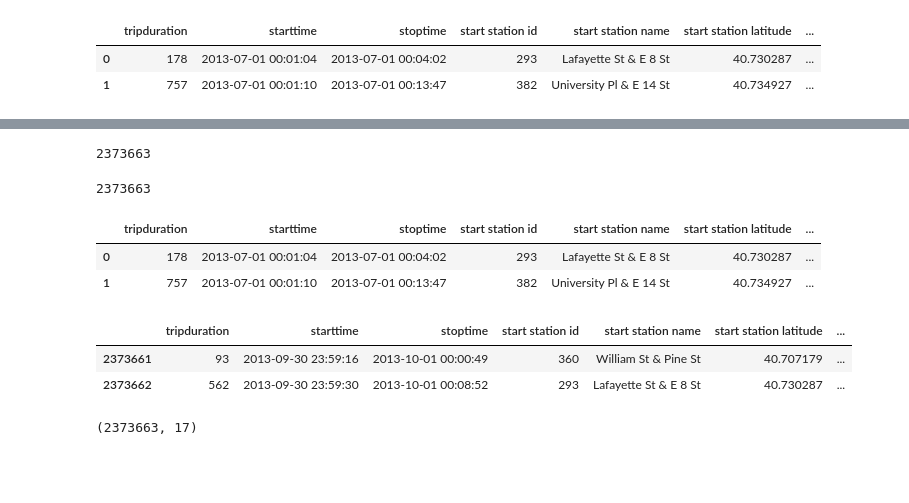
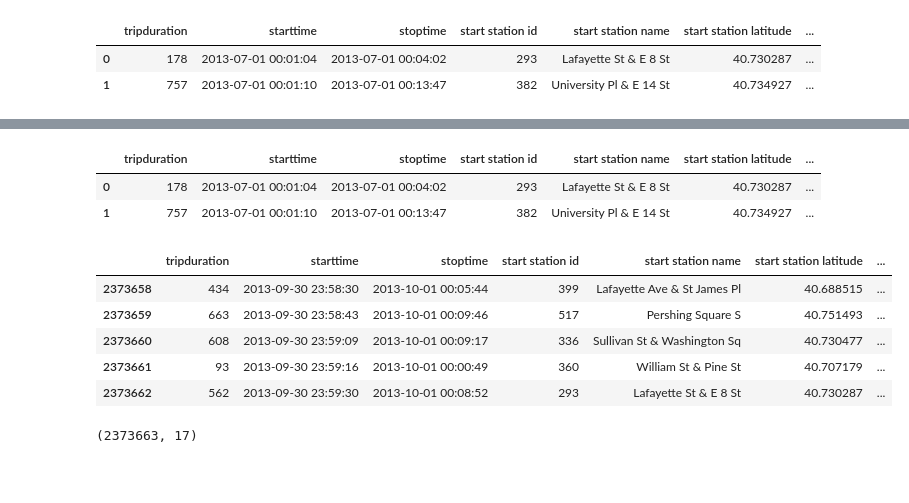
Before and after one commit to ABFdata/Homework, a Jupyter notebook: Tableau/CitiBike/citiBikeMerge-2013-Summer.ipynb, the cells around one changed output, grey strips where cells are left out. Saved outputs shown, nothing was run; the diff lists cells and outputs as text; code cells hidden in the pictures.

```diff
--- a/Tableau/CitiBike/citiBikeMerge-2013-Summer.ipynb
+++ b/Tableau/CitiBike/citiBikeMerge-2013-Summer.ipynb
@@ -113,0 +108,10 @@ print(len(age_list))
+# %%
+def get_age(i):
+    return year - i
+
+test_age = []
+
+for i in df_merge3['birth year']:
+    test_age.append(get_age(int(i)))
+
+print(len(test_age))
@@ -114,7 +124,7 @@ print(len(age_list))
 # %%
 # make age_list into a series
 # set it to a variable "age" which will be the new column "age" that we add to the dataframe
-age = pd.Series(age_list)
+age = pd.Series(test_age)
 # %%
 # now insert age into the df as a column
 # loc=14 will set the location at index14
@@ -127,18 +132,0 @@ gender_list= []
-# %%
-for g in df_merge3['gender']:
-    if g == 0:
-        gender_list.append('unknown')
-    elif g == 1:
-        gender_list.append('male')
-    else:
-        gender_list.append('female')
-
-# checks length of age list which is the same as the length of the dataframe - 2373663
-print(len(gender_list))
-# %% [output]
-2373663
-# %%
-# print gender type
-print(len(gender_list))
-# %% [output]
-2373663
@@ -149,17 +133,19 @@ gender_type = pd.Series(gender_list)
-# %%
-# now insert gender_type into the df as a column
-# loc=15 will set the location at index15
-df_merge3.insert(loc=15, column='gender type', value=gender_type)
+# %%
+# use map method to create a new column for sex
+df_merge3['sex'] = df_merge3.gender.map({0:'unknown', 1:'male', 2:'female'})
 # %%
 # print top 2 rows - notice that we have an extra index after we reset the index
 df_merge3.head(2)
-df_merge3.tail(2)
+df_merge3.tail()
 df_merge3.shape
 # %% [output]
 |  | tripduration | starttime | stoptime | start station id | start station name | start station latitude | ... |
 | 0 | 178 | 2013-07-01 00:01:04 | 2013-07-01 00:04:02 | 293 | Lafayette St & E 8 St | 40.730287 | ... |
 | 1 | 757 | 2013-07-01 00:01:10 | 2013-07-01 00:13:47 | 382 | University Pl & E 14 St | 40.734927 | ... |
 |  | tripduration | starttime | stoptime | start station id | start station name | start station latitude | ... |
+| 2373658 | 434 | 2013-09-30 23:58:30 | 2013-10-01 00:05:44 | 399 | Lafayette Ave & St James Pl | 40.688515 | ... |
+| 2373659 | 663 | 2013-09-30 23:58:43 | 2013-10-01 00:09:46 | 517 | Pershing Square S | 40.751493 | ... |
+| 2373660 | 608 | 2013-09-30 23:59:09 | 2013-10-01 00:09:17 | 336 | Sullivan St & Washington Sq | 40.730477 | ... |
 | 2373661 | 93 | 2013-09-30 23:59:16 | 2013-10-01 00:00:49 | 360 | William St & Pine St | 40.707179 | ... |
 | 2373662 | 562 | 2013-09-30 23:59:30 | 2013-10-01 00:08:52 | 293 | Lafayette St & E 8 St | 40.730287 | ... |
 (2373663, 17)
```
Also changed, not shown: parts of 72 cells of this notebook, 1 other file.
